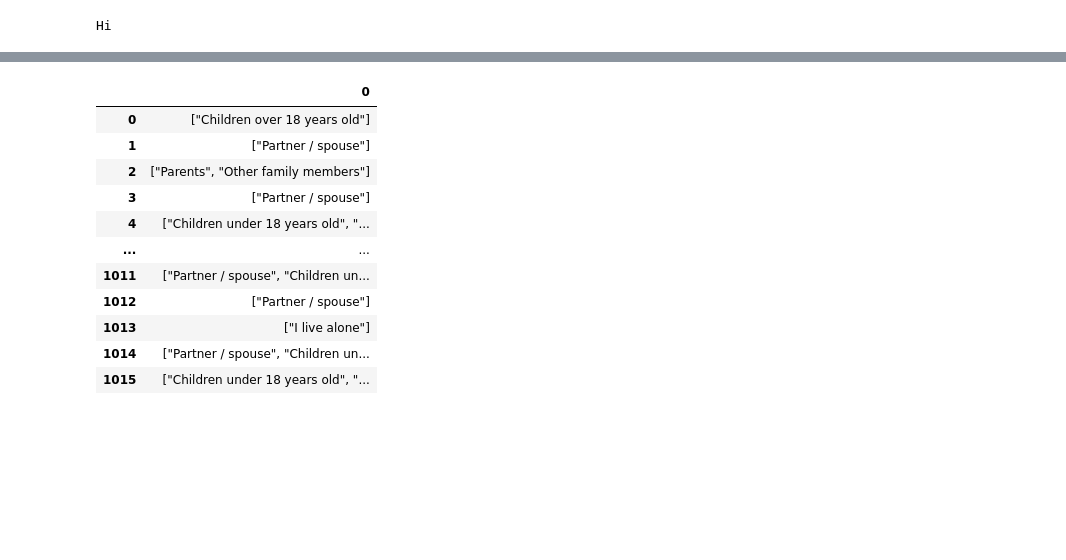
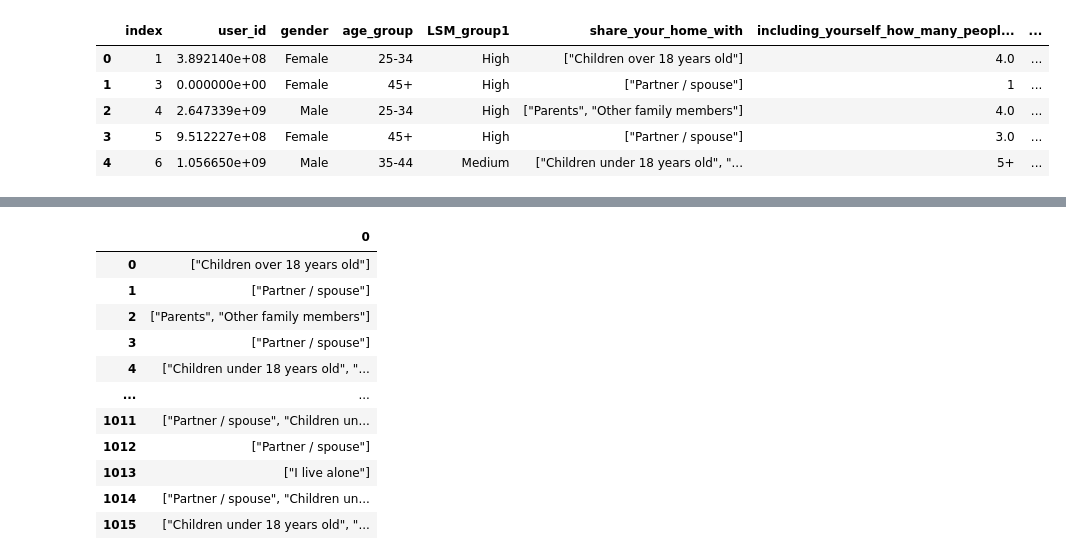
Before and after one commit to ahmed-isar/Streetbees-food-company, a Jupyter notebook: solution.ipynb, the cells around one changed output, grey strips where cells are left out. Saved outputs shown, nothing was run; the diff lists cells and outputs as text; code cells hidden in the pictures; blank space fills up the shorter version.

```diff
--- a/solution.ipynb
+++ b/solution.ipynb
@@ -4,8 +4,4 @@ import pandas as pd
 import ast
 import matplotlib.pyplot as plt
 import seaborn as sns
-# %%
-print("Hi")
-# %% [output]
-Hi
 # %%
@@ -14,3 +10,12 @@ log_path = 'Logs.csv'
 
 background_df = pd.read_csv(background_path)
 log_df = pd.read_csv(log_path)
+# %%
+background_df.head()
+# %% [output]
+|  | index | user_id | gender | age_group | LSM_group1 | share_your_home_with | including_yourself_how_many_peopl... | ... |
+| 0 | 1 | 3.892140e+08 | Female | 25-34 | High | ["Children over 18 years old"] | 4.0 | ... |
+| 1 | 3 | 0.000000e+00 | Female | 45+ | High | ["Partner / spouse"] | 1 | ... |
+| 2 | 4 | 2.647339e+09 | Male | 25-34 | High | ["Parents", "Other family members"] | 4.0 | ... |
+| 3 | 5 | 9.512227e+08 | Female | 45+ | High | ["Partner / spouse"] | 3.0 | ... |
+| 4 | 6 | 1.056650e+09 | Male | 35-44 | Medium | ["Children under 18 years old", "... | 5+ | ... |
```
Also changed, not shown: parts of 8 cells of this notebook, 2 other files.
